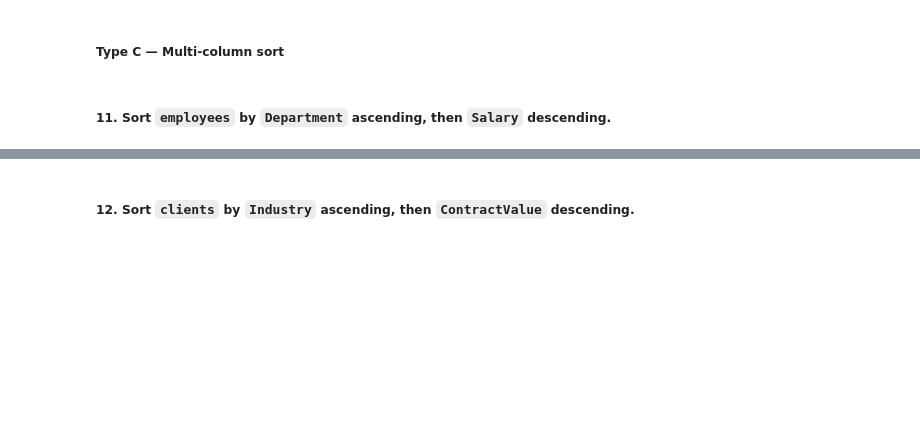
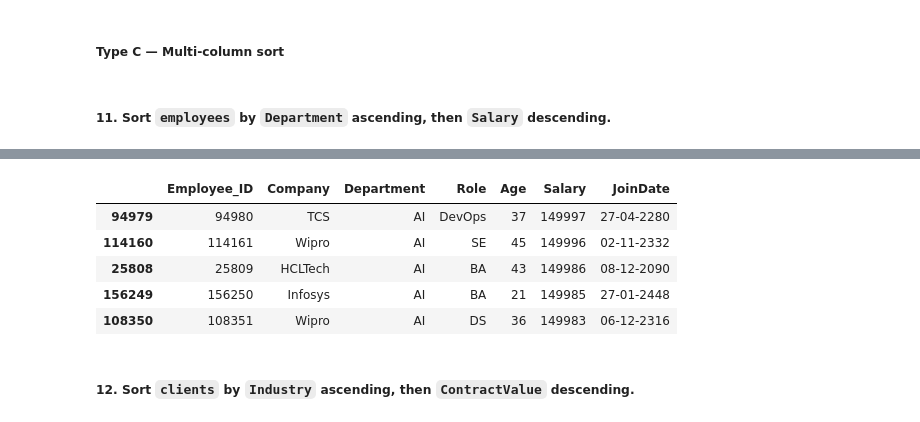
Before and after one commit to shiva3994/Projects, a Jupyter notebook: Python/L_Big4_India.ipynb, the cells around one changed output, grey strips where cells are left out. Drawn from its saved outputs; the diff is of its cells as text; code cells hidden in the pictures; blank space fills up the shorter version.

```diff
--- a/Python/L_Big4_India.ipynb
+++ b/Python/L_Big4_India.ipynb
@@ -1046,2 +1055,11 @@ data_dict['Technologies'].nlargest(5, 'Popularity')
+# %%
+data_dict['Employees'].sort_values(by=['Department', 'Salary'], ascending=[True, False]).head()
+# %% [output]
+|  | Employee_ID | Company | Department | Role | Age | Salary | JoinDate |
+| 94979 | 94980 | TCS | AI | DevOps | 37 | 149997 | 27-04-2280 |
+| 114160 | 114161 | Wipro | AI | SE | 45 | 149996 | 02-11-2332 |
+| 25808 | 25809 | HCLTech | AI | BA | 43 | 149986 | 08-12-2090 |
+| 156249 | 156250 | Infosys | AI | BA | 21 | 149985 | 27-01-2448 |
+| 108350 | 108351 | Wipro | AI | DS | 36 | 149983 | 06-12-2316 |
 # %% [markdown]
 ##### 12. Sort `clients` by `Industry` ascending, then `ContractValue` descending.
```
Also changed, not shown: parts of 5 cells of this notebook.
